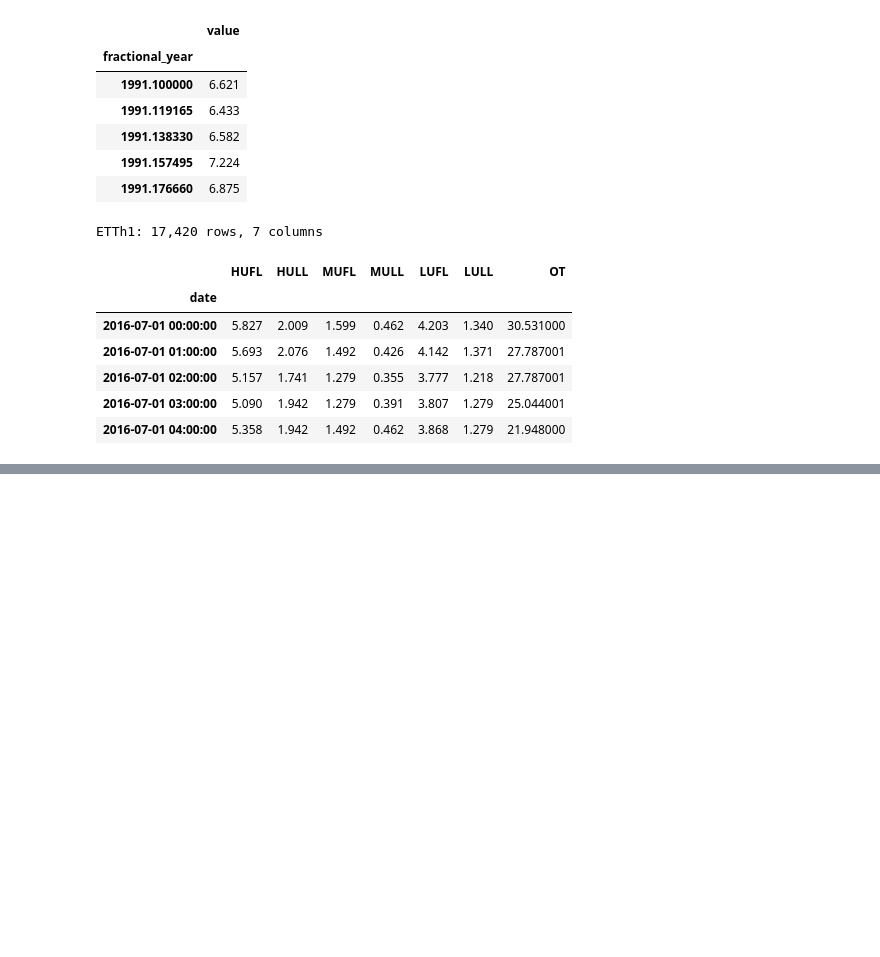
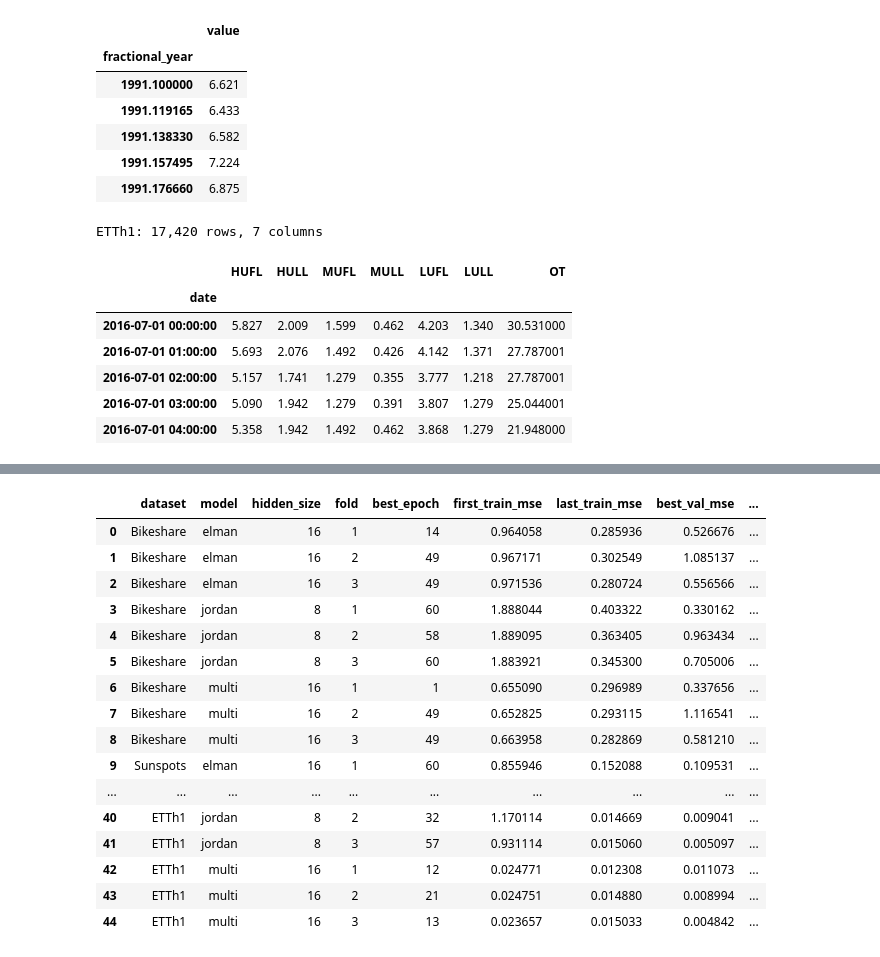
Before and after one commit to diankruger/ML_Assignment3, a Jupyter notebook: Assignment3.ipynb, the cells around one changed output, grey strips where cells are left out. Drawn from its saved outputs; the diff is of its cells as text; code cells hidden in the pictures; blank space fills up the shorter version.

```diff
--- a/Assignment3.ipynb
+++ b/Assignment3.ipynb
@@ -309,0 +363,20 @@ Validation positions: 213 through 270
+# %%
+class JordanRNN(nn.Module):
+    def __init__(self, hidden_size):
+        super().__init__()
+        self.hidden_size = hidden_size
+        self.x_to_h = nn.Linear(1, hidden_size)
+        self.y_to_h = nn.Linear(1, hidden_size, bias=False)
+        self.h_to_y = nn.Linear(hidden_size, 1)
+
+    def forward(self, X):
+        if X.ndim != 3 or X.shape[1] < 1 or X.shape[2] != 1:
+            raise ValueError("X must have shape (batch, sequence_length, 1)")
+
+        previous_output = X.new_zeros((X.shape[0], 1))
+        for step in range(X.shape[1]):
+            x_step = X[:, step, :]
+            hidden = torch.tanh(self.x_to_h(x_step) + self.y_to_h(previous_output))
+            previous_output = self.h_to_y(hidden)
+
+        return previous_output
@@ -309,0 +663,67 @@ Validation positions: 213 through 270
+# %%
+diagnostic_rows = []
+for (name, kind), choice in selected_configs.items():
+    width = choice["hidden_size"]
+    fig, axes = plt.subplots(1, 3, figsize=(13, 3.5), sharey=False)
+    for fold_number, ax in enumerate(axes, start=1):
+        filename = (f"cv_{file_slug(name)}_{kind}_h{width}_f{fold_number}"
+                    f"_s{CONFIG['tuning_seed']}.csv")
+        history = pd.read_csv(HISTORY_DIR / filename)
+        ax.plot(history.epoch, history.train_mse, label="train MSE")
+        ax.plot(history.epoch, history.val_mse, label="validation MSE")
+        best = int(history.loc[history.val_mse.idxmin(), "epoch"])
+        ax.axvline(best, color="black", linestyle=":", linewidth=1)
+        ax.set(title=f"Fold {fold_number}", xlabel="epoch", ylabel="scaled MSE")
+        ax.grid(alpha=0.2)
+        if fold_number == 1:
+            ax.legend()
+        last = history.iloc[-1]
+        first = history.iloc[0]
+        if last.train_mse < first.train_mse and last.val_mse > history.val_mse.min() * 1.1:
+            observation = "validation worsened after its best epoch"
+            response = "best validation checkpoint restored; compare smaller width"
+        elif best == CONFIG["max_epochs"]:
+            observation = "validation was best at the epoch cap"
+            response = "consider a shared larger cap on development data"
+        elif last.train_mse >= first.train_mse * 0.95:
+            observation = "training loss improved little"
+            response = "check gradients, width and baseline on development data"
+        else:
+            observation = "learning curve improved before stopping"
+            response = "retain the selected configuration"
+        diagnostic_rows.append({
+            "dataset": name, "model": kind, "hidden_size": width,
+            "fold": fold_number, "best_epoch": best,
+            "first_train_mse": float(first.train_mse),
+            "last_train_mse": float(last.train_mse),
+            "best_val_mse": float(history.val_mse.min()),
+            "last_val_mse": float(last.val_mse),
+            "observation": observation, "response": response,
+            "review_needed": observation != "learning curve improved before stopping",
+        })
+    fig.suptitle(f"{name}: {kind}, H={width}")
+    fig.tight_layout()
+    fig.savefig(FIGURE_DIR / f"cv_curves_{file_slug(name)}_{kind}.png", dpi=140)
+    plt.close(fig)
+
+diagnostics = pd.DataFrame(diagnostic_rows)
+diagnostics.to_csv(OUTPUT_DIR / "diagnostics.csv", index=False)
+display(diagnostics)
+# %% [output]
+|  | dataset | model | hidden_size | fold | best_epoch | first_train_mse | last_train_mse | best_val_mse | ... |
+| 0 | Bikeshare | elman | 16 | 1 | 14 | 0.964058 | 0.285936 | 0.526676 | ... |
+| 1 | Bikeshare | elman | 16 | 2 | 49 | 0.967171 | 0.302549 | 1.085137 | ... |
+| 2 | Bikeshare | elman | 16 | 3 | 49 | 0.971536 | 0.280724 | 0.556566 | ... |
+| 3 | Bikeshare | jordan | 8 | 1 | 60 | 1.888044 | 0.403322 | 0.330162 | ... |
+| 4 | Bikeshare | jordan | 8 | 2 | 58 | 1.889095 | 0.363405 | 0.963434 | ... |
+| 5 | Bikeshare | jordan | 8 | 3 | 60 | 1.883921 | 0.345300 | 0.705006 | ... |
+| 6 | Bikeshare | multi | 16 | 1 | 1 | 0.655090 | 0.296989 | 0.337656 | ... |
+| 7 | Bikeshare | multi | 16 | 2 | 49 | 0.652825 | 0.293115 | 1.116541 | ... |
+| 8 | Bikeshare | multi | 16 | 3 | 49 | 0.663958 | 0.282869 | 0.581210 | ... |
+| 9 | Sunspots | elman | 16 | 1 | 60 | 0.855946 | 0.152088 | 0.109531 | ... |
+| ... | ... | ... | ... | ... | ... | ... | ... | ... | ... |
+| 40 | ETTh1 | jordan | 8 | 2 | 32 | 1.170114 | 0.014669 | 0.009041 | ... |
+| 41 | ETTh1 | jordan | 8 | 3 | 57 | 0.931114 | 0.015060 | 0.005097 | ... |
+| 42 | ETTh1 | multi | 16 | 1 | 12 | 0.024771 | 0.012308 | 0.011073 | ... |
+| 43 | ETTh1 | multi | 16 | 2 | 21 | 0.024751 | 0.014880 | 0.008994 | ... |
+| 44 | ETTh1 | multi | 16 | 3 | 13 | 0.023657 | 0.015033 | 0.004842 | ... |
```
Also changed, not shown: parts of 26 cells of this notebook.
